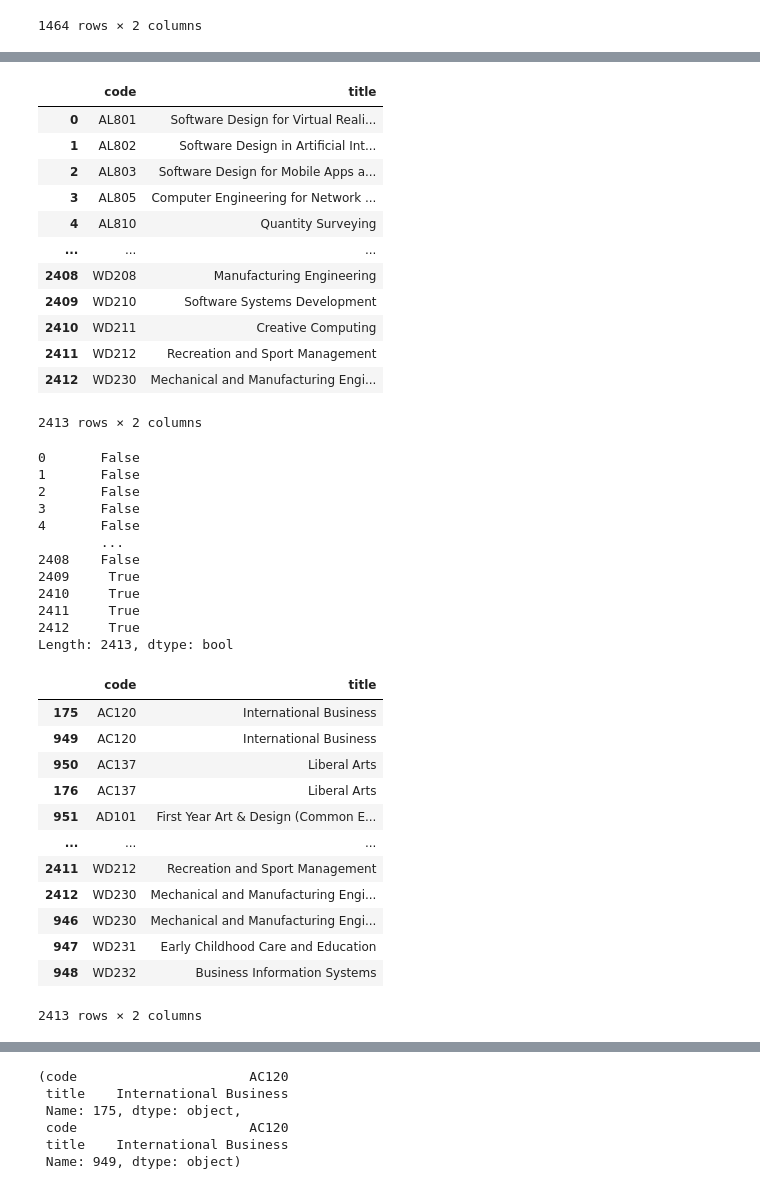
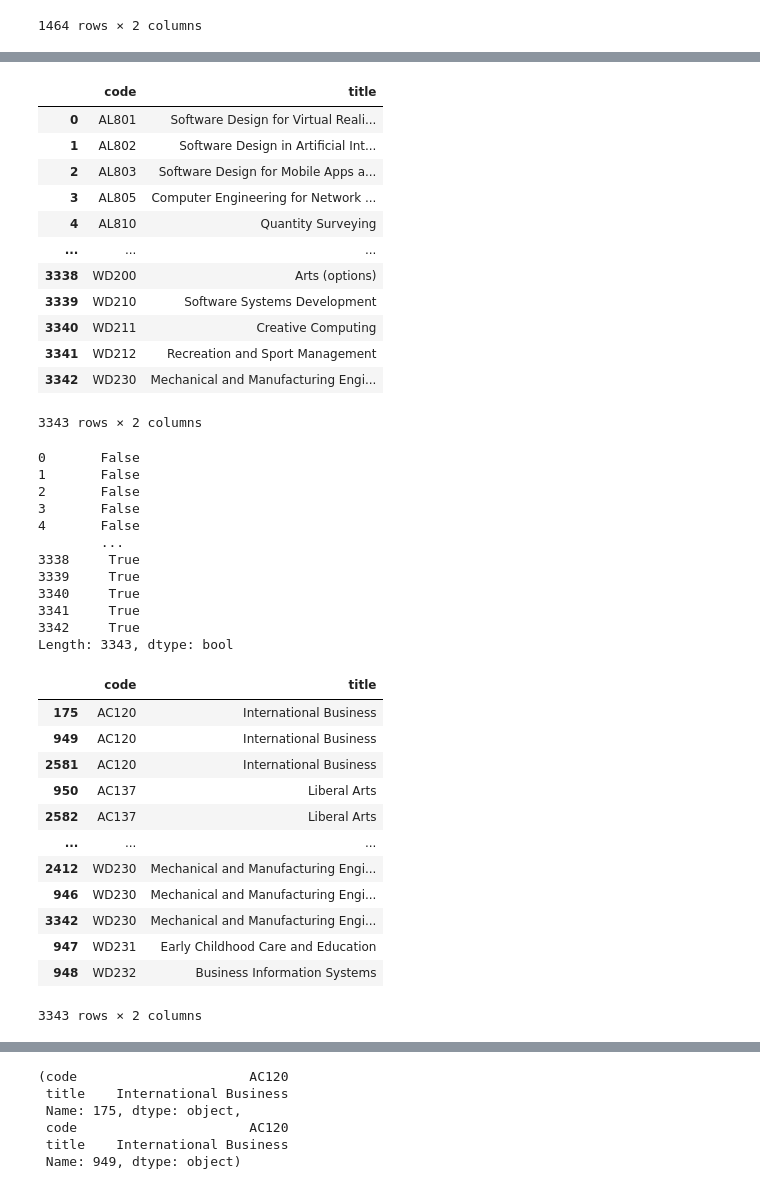
Before and after one commit to Michelleoc/fundamentals-of-data-analysis-assessment, a Jupyter notebook: cao-points-analysis.ipynb, the cells around one changed output, grey strips where cells are left out. Drawn from its saved outputs; the diff is of its cells as text; code cells hidden in the pictures.

```diff
--- a/cao-points-analysis.ipynb
+++ b/cao-points-analysis.ipynb
@@ -354,3 +360,7 @@ courses2020
 | 1462 | WD212 | Recreation and Sport Management |
 | 1463 | WD230 | Mechanical and Manufacturing Engi... |
 1464 rows × 2 columns
+# %%
+courses2019 = df2019[['Course Code', 'INSTITUTION and COURSE']]
+courses2019.columns = ['code', 'title']
+courses2019
@@ -357,20 +381,20 @@ courses2020
 # %%
-allcourses = pd.concat([courses2021, courses2020], ignore_index=True)
+allcourses = pd.concat([courses2021, courses2020, courses2019], ignore_index=True)
 allcourses
 # %% [output]
 |  | code | title |
 | 0 | AL801 | Software Design for Virtual Reali... |
 | 1 | AL802 | Software Design in Artificial Int... |
 | 2 | AL803 | Software Design for Mobile Apps a... |
 | 3 | AL805 | Computer Engineering for Network ... |
 | 4 | AL810 | Quantity Surveying |
 | ... | ... | ... |
-| 2408 | WD208 | Manufacturing Engineering |
-| 2409 | WD210 | Software Systems Development |
-| 2410 | WD211 | Creative Computing |
-| 2411 | WD212 | Recreation and Sport Management |
-| 2412 | WD230 | Mechanical and Manufacturing Engi... |
+| 3338 | WD200 | Arts (options) |
+| 3339 | WD210 | Software Systems Development |
+| 3340 | WD211 | Creative Computing |
+| 3341 | WD212 | Recreation and Sport Management |
+| 3342 | WD230 | Mechanical and Manufacturing Engi... |
-2413 rows × 2 columns
+3343 rows × 2 columns
 # %%
 allcourses.duplicated()
 # %% [output]
@@ -380,25 +404,25 @@ allcourses.duplicated()
 3       False
 4       False
         ...
-2408    False
-2409     True
-2410     True
-2411     True
-2412     True
-Length: 2413, dtype: bool
+3338     True
+3339     True
+3340     True
+3341     True
+3342     True
+Length: 3343, dtype: bool
 # %%
 allcourses.sort_values('code')
 # %% [output]
 |  | code | title |
 | 175 | AC120 | International Business |
 | 949 | AC120 | International Business |
+| 2581 | AC120 | International Business |
 | 950 | AC137 | Liberal Arts |
-| 176 | AC137 | Liberal Arts |
-| 951 | AD101 | First Year Art & Design (Common E... |
+| 2582 | AC137 | Liberal Arts |
 | ... | ... | ... |
-| 2411 | WD212 | Recreation and Sport Management |
 | 2412 | WD230 | Mechanical and Manufacturing Engi... |
 | 946 | WD230 | Mechanical and Manufacturing Engi... |
+| 3342 | WD230 | Mechanical and Manufacturing Engi... |
 | 947 | WD231 | Early Childhood Care and Education |
 | 948 | WD232 | Business Information Systems |
-2413 rows × 2 columns
+3343 rows × 2 columns
```
Also changed, not shown: parts of 15 cells of this notebook, 7 other files.
